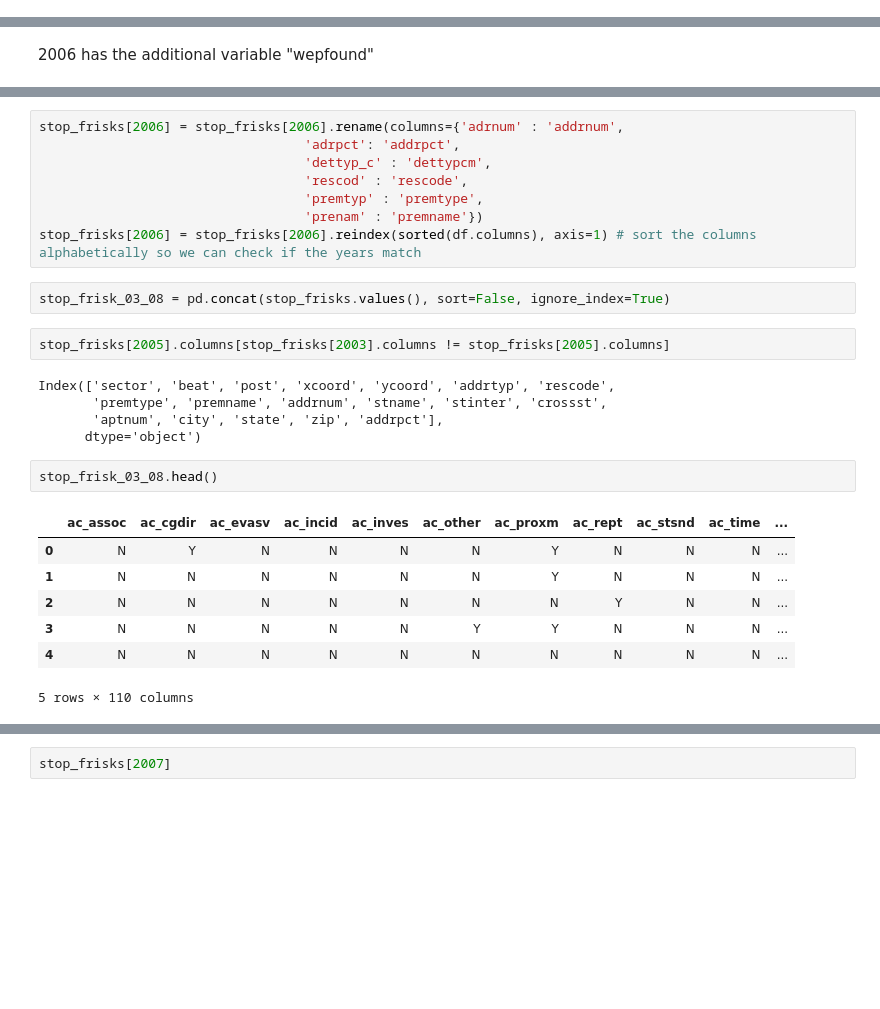
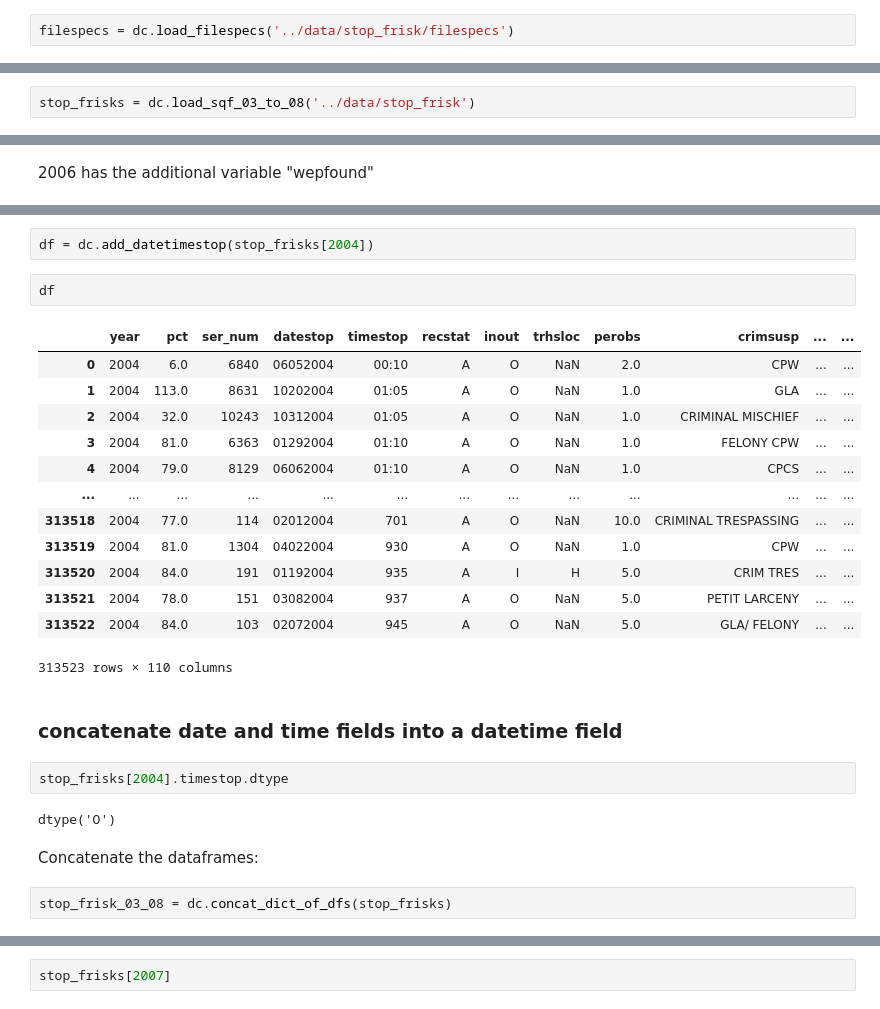
Before and after one commit to anilca-lab/FIS-Mod4-Project, a Jupyter notebook: brad_data_cleaning.ipynb, the cells around one changed output, grey strips where cells are left out. Saved outputs shown, nothing was run; the diff lists cells and outputs as text; blank space fills up the shorter version.

Commit message:
process date-time fields

```diff
--- a/brad_data_cleaning.ipynb
+++ b/brad_data_cleaning.ipynb
@@ -63,0 +39,2 @@ filespecs = {year : pd.read_excel(f'../data/stop_frisk/filespecs/{year} SQF File
+# %%
+filespecs = dc.load_filespecs('../data/stop_frisk/filespecs')
@@ -241,0 +112,2 @@ for i, col in enumerate(stop_frisks[2003].columns):
+# %%
+stop_frisks = dc.load_sqf_03_to_08('../data/stop_frisk')
@@ -250,27 +124,28 @@ Name: wepfound, dtype: int64
-# %%
-stop_frisks[2006] = stop_frisks[2006].rename(columns={'adrnum' : 'addrnum',
-                                  'adrpct': 'addrpct',
-                                  'dettyp_c' : 'dettypcm',
-                                  'rescod' : 'rescode',
-                                  'premtyp' : 'premtype',
-                                  'prenam' : 'premname'})
-stop_frisks[2006] = stop_frisks[2006].reindex(sorted(df.columns), axis=1) # sort the columns alphabetically so we can check if the years match
-# %%
-stop_frisk_03_08 = pd.concat(stop_frisks.values(), sort=False, ignore_index=True)
-# %%
-stop_frisks[2005].columns[stop_frisks[2003].columns != stop_frisks[2005].columns]
-# %% [output]
-Index(['sector', 'beat', 'post', 'xcoord', 'ycoord', 'addrtyp', 'rescode',
-       'premtype', 'premname', 'addrnum', 'stname', 'stinter', 'crossst',
-       'aptnum', 'city', 'state', 'zip', 'addrpct'],
-      dtype='object')
-# %%
-stop_frisk_03_08.head()
-# %% [output]
-|  | ac_assoc | ac_cgdir | ac_evasv | ac_incid | ac_inves | ac_other | ac_proxm | ac_rept | ac_stsnd | ac_time | ... |
-| 0 | N | Y | N | N | N | N | Y | N | N | N | ... |
-| 1 | N | N | N | N | N | N | Y | N | N | N | ... |
-| 2 | N | N | N | N | N | N | N | Y | N | N | ... |
-| 3 | N | N | N | N | N | Y | Y | N | N | N | ... |
-| 4 | N | N | N | N | N | N | N | N | N | N | ... |
-5 rows × 110 columns
+# %%
+df = dc.add_datetimestop(stop_frisks[2004])
+# %%
+df
+# %% [output]
+|  | year | pct | ser_num | datestop | timestop | recstat | inout | trhsloc | perobs | crimsusp | ... | ... |
+| 0 | 2004 | 6.0 | 6840 | 06052004 | 00:10 | A | O | NaN | 2.0 | CPW | ... | ... |
+| 1 | 2004 | 113.0 | 8631 | 10202004 | 01:05 | A | O | NaN | 1.0 | GLA | ... | ... |
+| 2 | 2004 | 32.0 | 10243 | 10312004 | 01:05 | A | O | NaN | 1.0 | CRIMINAL MISCHIEF | ... | ... |
+| 3 | 2004 | 81.0 | 6363 | 01292004 | 01:10 | A | O | NaN | 1.0 | FELONY CPW | ... | ... |
+| 4 | 2004 | 79.0 | 8129 | 06062004 | 01:10 | A | O | NaN | 1.0 | CPCS | ... | ... |
+| ... | ... | ... | ... | ... | ... | ... | ... | ... | ... | ... | ... | ... |
+| 313518 | 2004 | 77.0 | 114 | 02012004 | 701 | A | O | NaN | 10.0 | CRIMINAL TRESPASSING | ... | ... |
+| 313519 | 2004 | 81.0 | 1304 | 04022004 | 930 | A | O | NaN | 1.0 | CPW | ... | ... |
+| 313520 | 2004 | 84.0 | 191 | 01192004 | 935 | A | I | H | 5.0 | CRIM TRES | ... | ... |
+| 313521 | 2004 | 78.0 | 151 | 03082004 | 937 | A | O | NaN | 5.0 | PETIT LARCENY | ... | ... |
+| 313522 | 2004 | 84.0 | 103 | 02072004 | 945 | A | O | NaN | 5.0 | GLA/ FELONY | ... | ... |
+313523 rows × 110 columns
+# %% [markdown]
+### concatenate date and time fields into a datetime field
+# %%
+stop_frisks[2004].timestop.dtype
+# %% [output]
+dtype('O')
+# %% [markdown]
+Concatenate the dataframes:
+# %%
+stop_frisk_03_08 = dc.concat_dict_of_dfs(stop_frisks)
```
Also changed, not shown: parts of 41 cells of this notebook, 1 other file.
